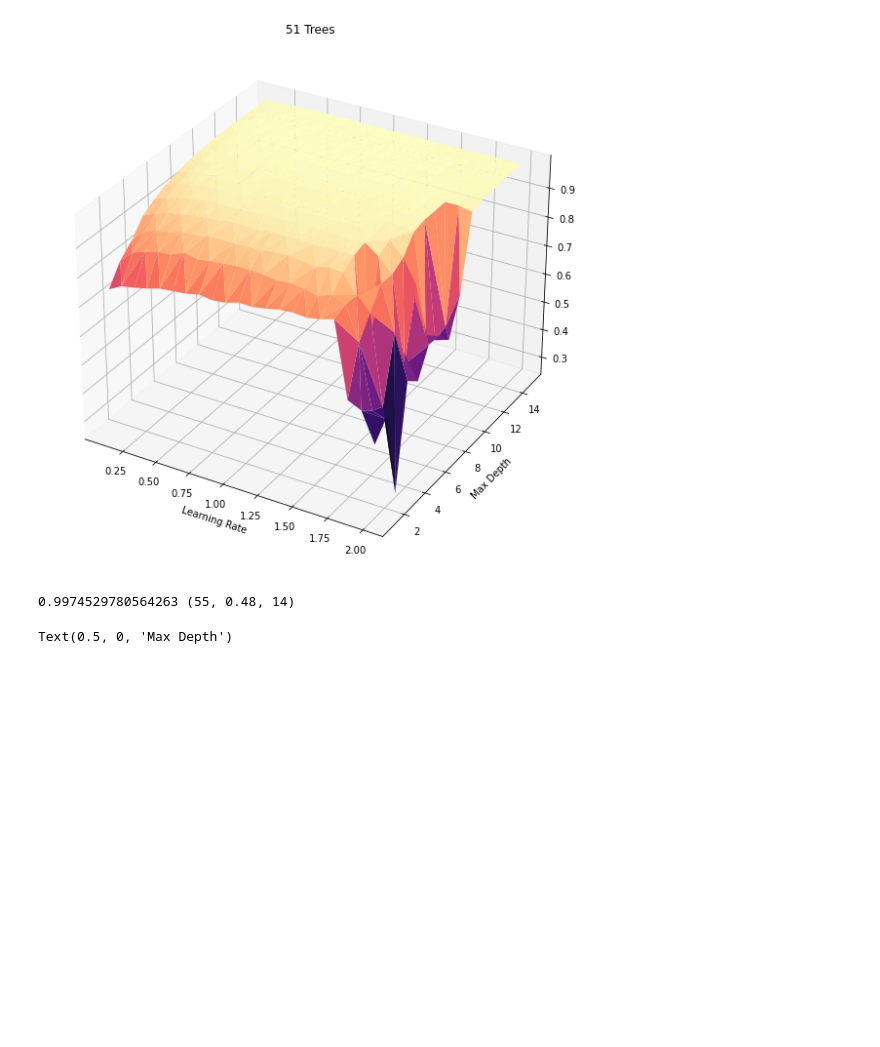
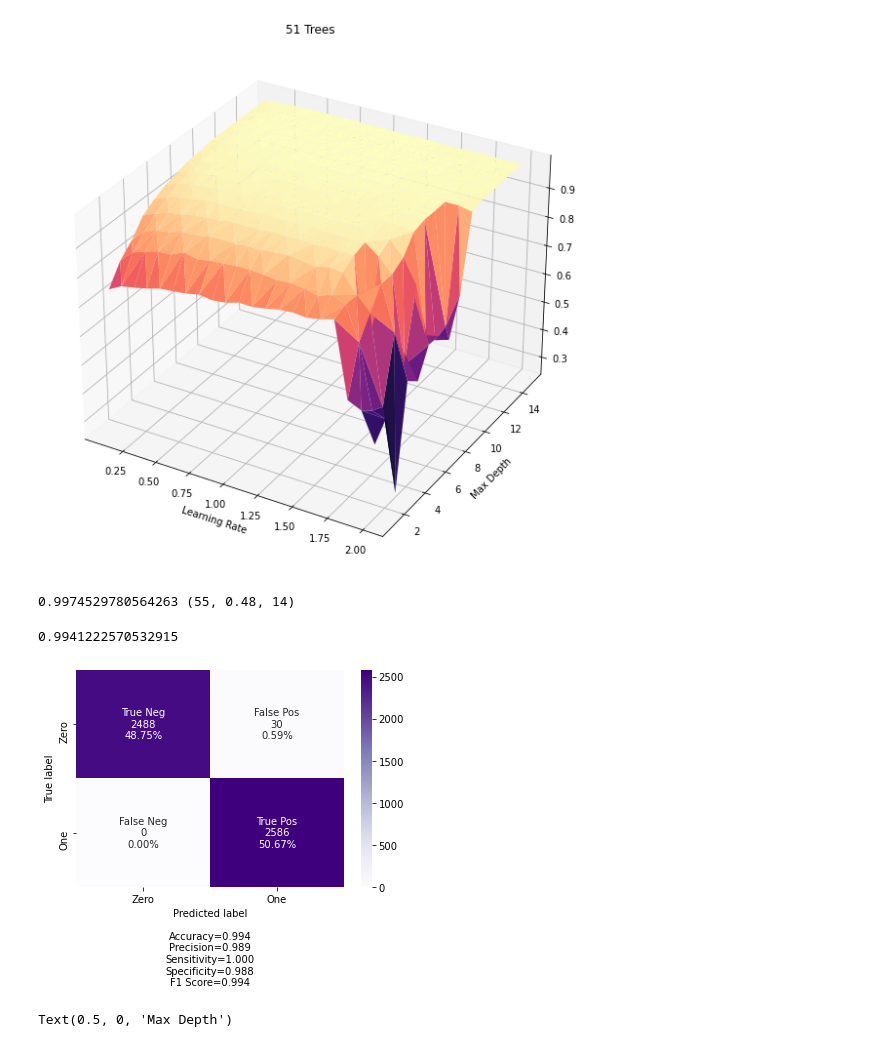
Before and after one commit to realsunnyT/STAT-5650Final, a Jupyter notebook: modeling copy.ipynb, the cells around one changed output. Cells and saved outputs as stored; diff of their text form; code cells hidden in the pictures; blank space fills up the shorter version.

```diff
--- a/modeling copy.ipynb
+++ b/modeling copy.ipynb
@@ -513,5 +606,26 @@ Text(0.5, 0, 'Max Depth')
 print(np.max(val_acc_list), hyperparameter_combo[np.argmax(val_acc_list)])
 # %% [output]
 0.9974529780564263 (55, 0.48, 14)
+# %%
+# new accuracy for boosting since I had to rerun splitting
+
+print(boost.score(X_val_cut, y_val))
+# %% [output]
+0.9941222570532915
+# %%
+# getting confusion matrix
+
+boost = GradientBoostingClassifier(n_estimators=55, learning_rate=0.48,
+                                        max_depth=14, random_state=0).fit(X_train_cut, y_train)
+preds = boost.predict(X_val_cut)
+conf_mat = confusion_matrix(y_val, preds)
+labels = ['True Neg','False Pos','False Neg','True Pos']
+categories = ['Zero', 'One']
+make_confusion_matrix(conf_mat,
+                      group_names=labels,
+                      categories=categories,
+                      cmap='Purples')
+# %% [output]
+[figure, added]
 # %%
 # This model is quite a large step over previously computed random forest model
```
Also changed, not shown: parts of 14 cells of this notebook.
